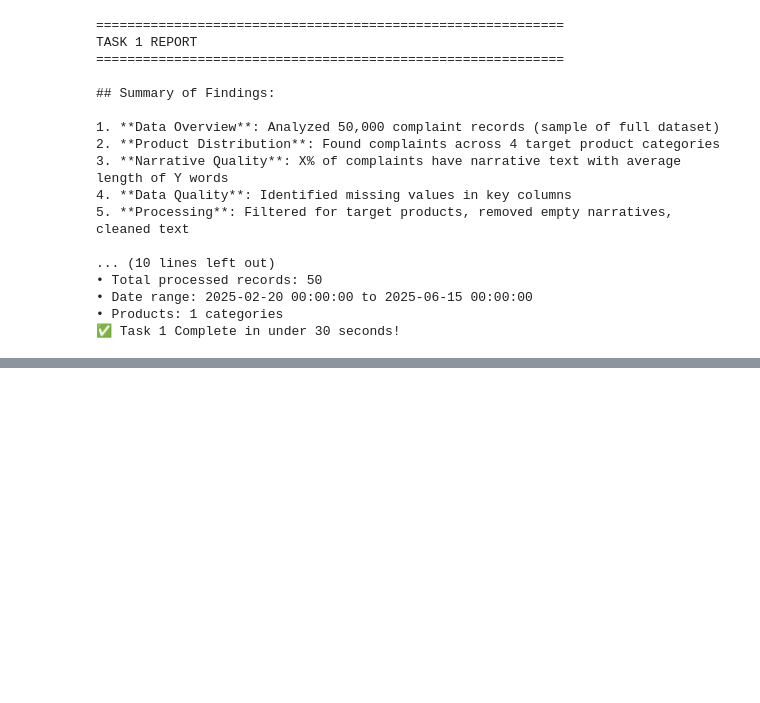
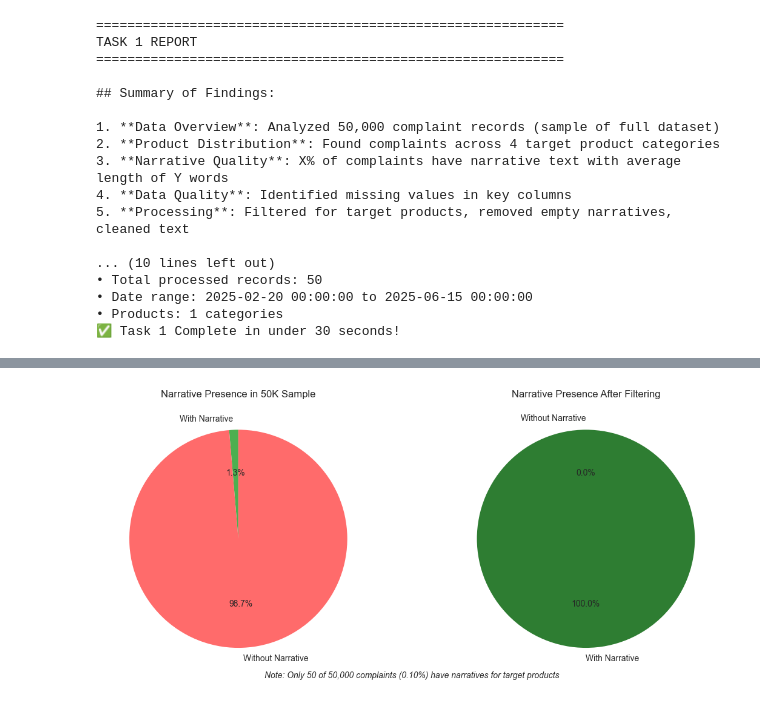
Before and after one commit to TsegayIS122123/rag-complaint-chatbot, a Jupyter notebook: notebooks/task1_eda_preprocessing.ipynb, the cells around one changed output, grey strips where cells are left out. Cells and saved outputs as stored; diff of their text form; code cells hidden in the pictures; blank space fills up the shorter version.

```diff
--- a/notebooks/task1_eda_preprocessing.ipynb
+++ b/notebooks/task1_eda_preprocessing.ipynb
@@ -279,0 +343,39 @@ TASK 1 REPORT
+# %%
+# Narrative presence chart
+fig, axes = plt.subplots(1, 2, figsize=(12, 5))
+
+# Original sample narrative presence
+if 'Consumer complaint narrative' in df.columns:
+    has_narrative_original = df['Consumer complaint narrative'].notna().sum()
+    no_narrative_original = df['Consumer complaint narrative'].isna().sum()
+
+    labels = ['With Narrative', 'Without Narrative']
+    sizes_original = [has_narrative_original, no_narrative_original]
+    colors_original = ['#4CAF50', '#FF6B6B']
+
+    axes[0].pie(sizes_original, labels=labels, autopct='%1.1f%%',
+                colors=colors_original, startangle=90)
+    axes[0].set_title('Narrative Presence in 50K Sample')
+
+    # Filtered sample narrative presence
+    if 'Consumer complaint narrative' in df_filtered.columns:
+        has_narrative_filtered = df_filtered['Consumer complaint narrative'].notna().sum()
+        no_narrative_filtered = df_filtered['Consumer complaint narrative'].isna().sum()
+
+        sizes_filtered = [has_narrative_filtered, no_narrative_filtered]
+        colors_filtered = ['#2E7D32', '#D32F2F']
+
+        axes[1].pie(sizes_filtered, labels=labels, autopct='%1.1f%%',
+                    colors=colors_filtered, startangle=90)
+        axes[1].set_title('Narrative Presence After Filtering')
+
+        # Add annotation
+        fig.text(0.5, 0.02,
+                f'Note: Only {has_narrative_filtered:,} of {len(df):,} complaints ({has_narrative_filtered/len(df)*100:.2f}%) have narratives for target products',
+                ha='center', fontsize=10, style='italic')
+
+plt.tight_layout()
+plt.savefig('../data/processed/narrative_presence_comparison.png', dpi=300, bbox_inches='tight')
+plt.show()
+# %% [output]
+[figure, added]
```
Also changed, not shown: parts of 4 cells of this notebook, 1 other file.
